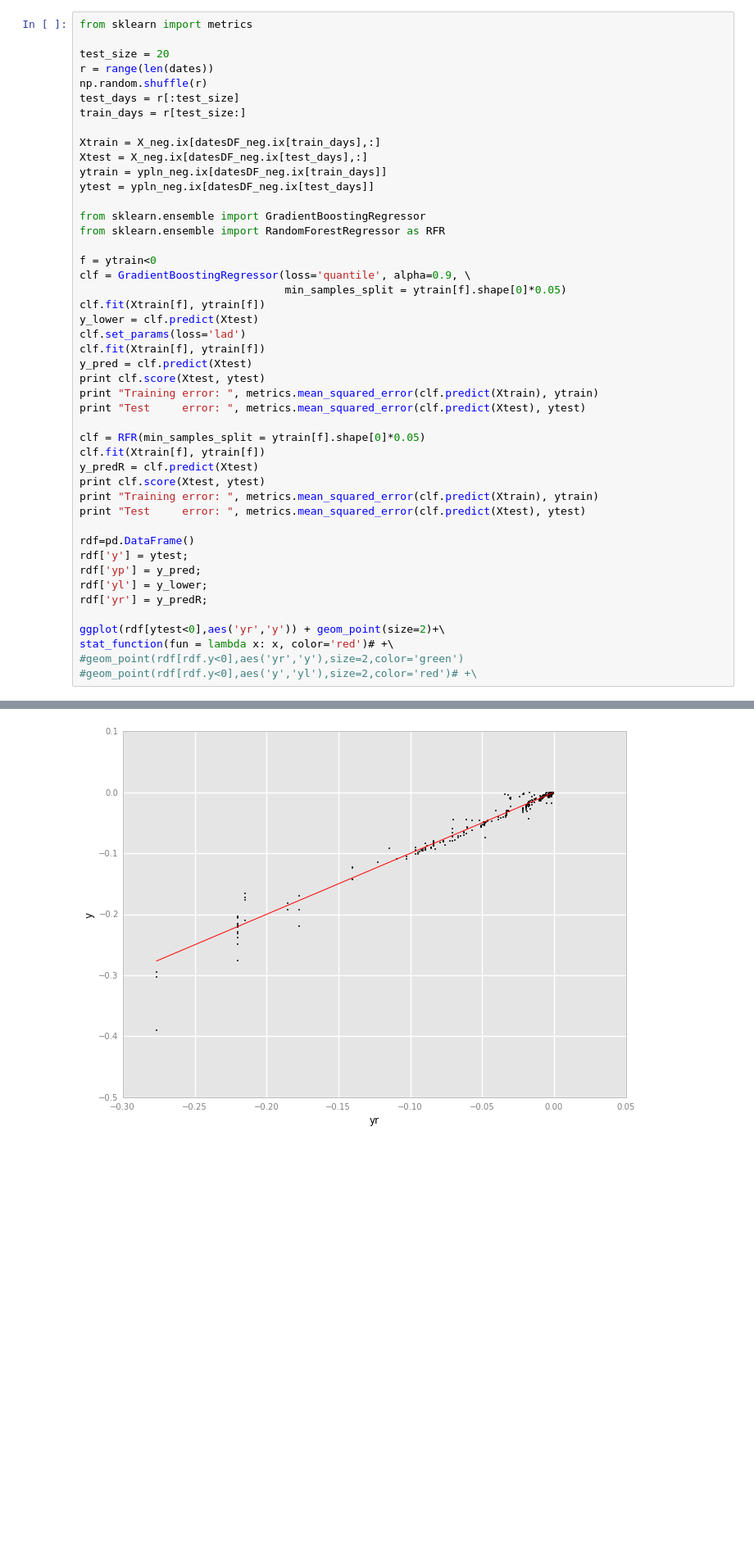
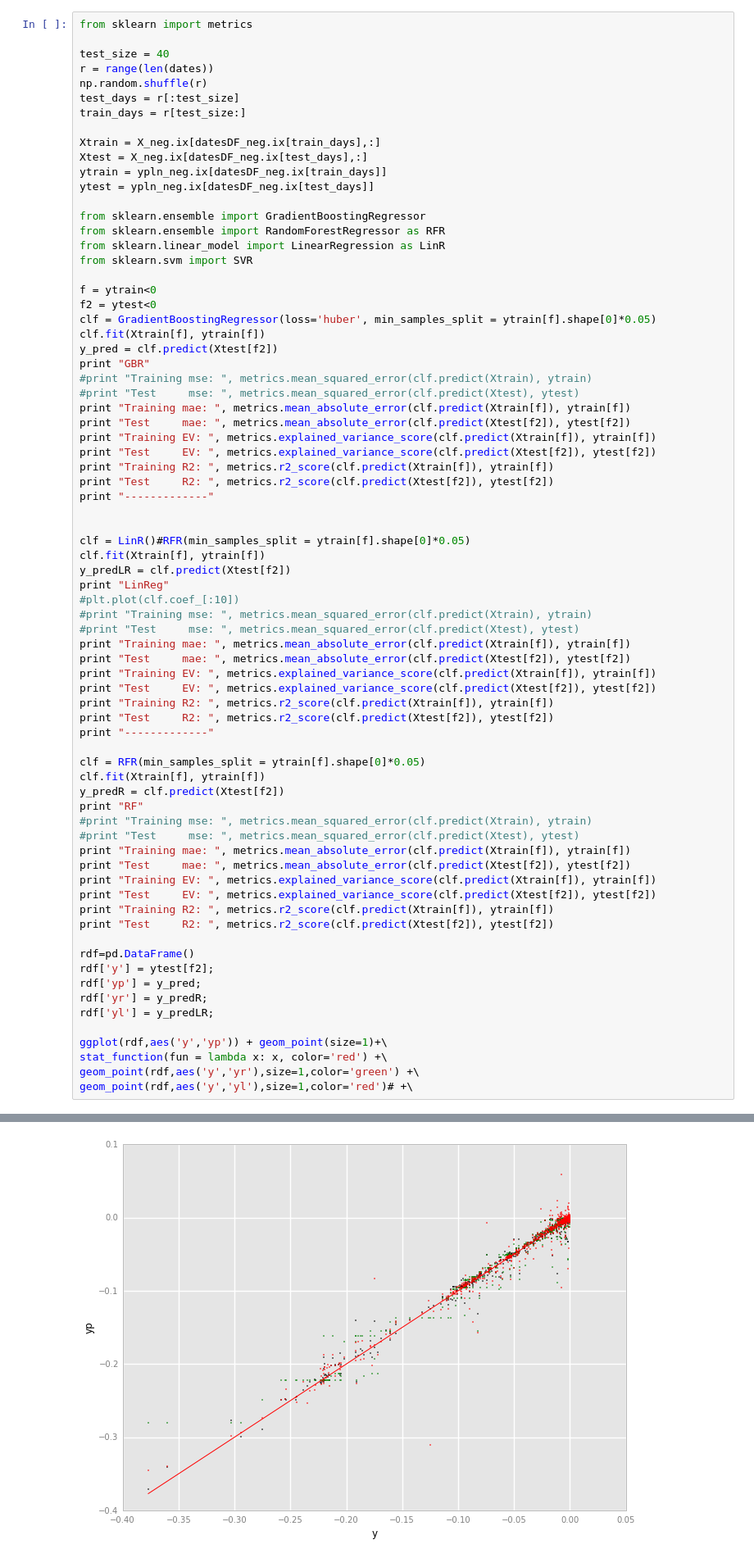
Before and after one commit to bilykigor/qimb, a Jupyter notebook: Workbook.ipynb, the cells around one changed output, grey strips where cells are left out. Shown: that part at 82% size. Drawn from its saved outputs; the diff is of its cells as text; blank space fills up the shorter version.

```diff
--- a/Workbook.ipynb
+++ b/Workbook.ipynb
@@ -433,7 +433,7 @@ ggplot(result2, aes('I','Pnl')) + geom_point() + ggtitle('Sum=%s' % result2.Pnl.
 # %%
 from sklearn import metrics
 
-test_size = 20
+test_size = 40
 r = range(len(dates))
 np.random.shuffle(r)
 test_days = r[:test_size]
@@ -446,34 +446,62 @@ ytest = ypln_neg.ix[datesDF_neg.ix[test_days]]
 
 from sklearn.ensemble import GradientBoostingRegressor
 from sklearn.ensemble import RandomForestRegressor as RFR
+from sklearn.linear_model import LinearRegression as LinR
+from sklearn.svm import SVR
 
 f = ytrain<0
-clf = GradientBoostingRegressor(loss='quantile', alpha=0.9, \
-                                min_samples_split = ytrain[f].shape[0]*0.05)
+f2 = ytest<0
+clf = GradientBoostingRegressor(loss='huber', min_samples_split = ytrain[f].shape[0]*0.05)
 clf.fit(Xtrain[f], ytrain[f])
-y_lower = clf.predict(Xtest)
-clf.set_params(loss='lad')
+y_pred = clf.predict(Xtest[f2])
+print "GBR"
+#print "Training mse: ", metrics.mean_squared_error(clf.predict(Xtrain), ytrain)
+#print "Test     mse: ", metrics.mean_squared_error(clf.predict(Xtest), ytest)
+print "Training mae: ", metrics.mean_absolute_error(clf.predict(Xtrain[f]), ytrain[f])
+print "Test     mae: ", metrics.mean_absolute_error(clf.predict(Xtest[f2]), ytest[f2])
+print "Training EV: ", metrics.explained_variance_score(clf.predict(Xtrain[f]), ytrain[f])
+print "Test     EV: ", metrics.explained_variance_score(clf.predict(Xtest[f2]), ytest[f2])
+print "Training R2: ", metrics.r2_score(clf.predict(Xtrain[f]), ytrain[f])
+print "Test     R2: ", metrics.r2_score(clf.predict(Xtest[f2]), ytest[f2])
+print "-------------"
+
+
+clf = LinR()#RFR(min_samples_split = ytrain[f].shape[0]*0.05)
 clf.fit(Xtrain[f], ytrain[f])
-y_pred = clf.predict(Xtest)
-print clf.score(Xtest, ytest)
-print "Training error: ", metrics.mean_squared_error(clf.predict(Xtrain), ytrain)
-print "Test     error: ", metrics.mean_squared_error(clf.predict(Xtest), ytest)
+y_predLR = clf.predict(Xtest[f2])
+print "LinReg"
+#plt.plot(clf.coef_[:10])
+#print "Training mse: ", metrics.mean_squared_error(clf.predict(Xtrain), ytrain)
+#print "Test     mse: ", metrics.mean_squared_error(clf.predict(Xtest), ytest)
+print "Training mae: ", metrics.mean_absolute_error(clf.predict(Xtrain[f]), ytrain[f])
+print "Test     mae: ", metrics.mean_absolute_error(clf.predict(Xtest[f2]), ytest[f2])
+print "Training EV: ", metrics.explained_variance_score(clf.predict(Xtrain[f]), ytrain[f])
+print "Test     EV: ", metrics.explained_variance_score(clf.predict(Xtest[f2]), ytest[f2])
+print "Training R2: ", metrics.r2_score(clf.predict(Xtrain[f]), ytrain[f])
+print "Test     R2: ", metrics.r2_score(clf.predict(Xtest[f2]), ytest[f2])
+print "-------------"
 
 clf = RFR(min_samples_split = ytrain[f].shape[0]*0.05)
 clf.fit(Xtrain[f], ytrain[f])
-y_predR = clf.predict(Xtest)
-print clf.score(Xtest, ytest)
-print "Training error: ", metrics.mean_squared_error(clf.predict(Xtrain), ytrain)
-print "Test     error: ", metrics.mean_squared_error(clf.predict(Xtest), ytest)
+y_predR = clf.predict(Xtest[f2])
+print "RF"
+#print "Training mse: ", metrics.mean_squared_error(clf.predict(Xtrain), ytrain)
+#print "Test     mse: ", metrics.mean_squared_error(clf.predict(Xtest), ytest)
+print "Training mae: ", metrics.mean_absolute_error(clf.predict(Xtrain[f]), ytrain[f])
+print "Test     mae: ", metrics.mean_absolute_error(clf.predict(Xtest[f2]), ytest[f2])
+print "Training EV: ", metrics.explained_variance_score(clf.predict(Xtrain[f]), ytrain[f])
+print "Test     EV: ", metrics.explained_variance_score(clf.predict(Xtest[f2]), ytest[f2])
+print "Training R2: ", metrics.r2_score(clf.predict(Xtrain[f]), ytrain[f])
+print "Test     R2: ", metrics.r2_score(clf.predict(Xtest[f2]), ytest[f2])
 
 rdf=pd.DataFrame()
-rdf['y'] = ytest;
+rdf['y'] = ytest[f2];
 rdf['yp'] = y_pred;
-rdf['yl'] = y_lower;
 rdf['yr'] = y_predR;
+rdf['yl'] = y_predLR;
 
-ggplot(rdf[ytest<0],aes('yr','y')) + geom_point(size=2)+\
-stat_function(fun = lambda x: x, color='red')# +\
-#geom_point(rdf[rdf.y<0],aes('yr','y'),size=2,color='green')
-#geom_point(rdf[rdf.y<0],aes('y','yl'),size=2,color='red')# +\
+ggplot(rdf,aes('y','yp')) + geom_point(size=1)+\
+stat_function(fun = lambda x: x, color='red') +\
+geom_point(rdf,aes('y','yr'),size=1,color='green') +\
+geom_point(rdf,aes('y','yl'),size=1,color='red')# +\
 # %% [output]
@@ -486,2 +525,2 @@ Test     error:  0.000520932240225
 <repr(<ggplot.ggplot.ggplot at 0x...>) failed: KeyError: 0>
-[figure, old version]
+[figure, new version]
```
Also changed, not shown: parts of 7 cells of this notebook, 5 other files.
